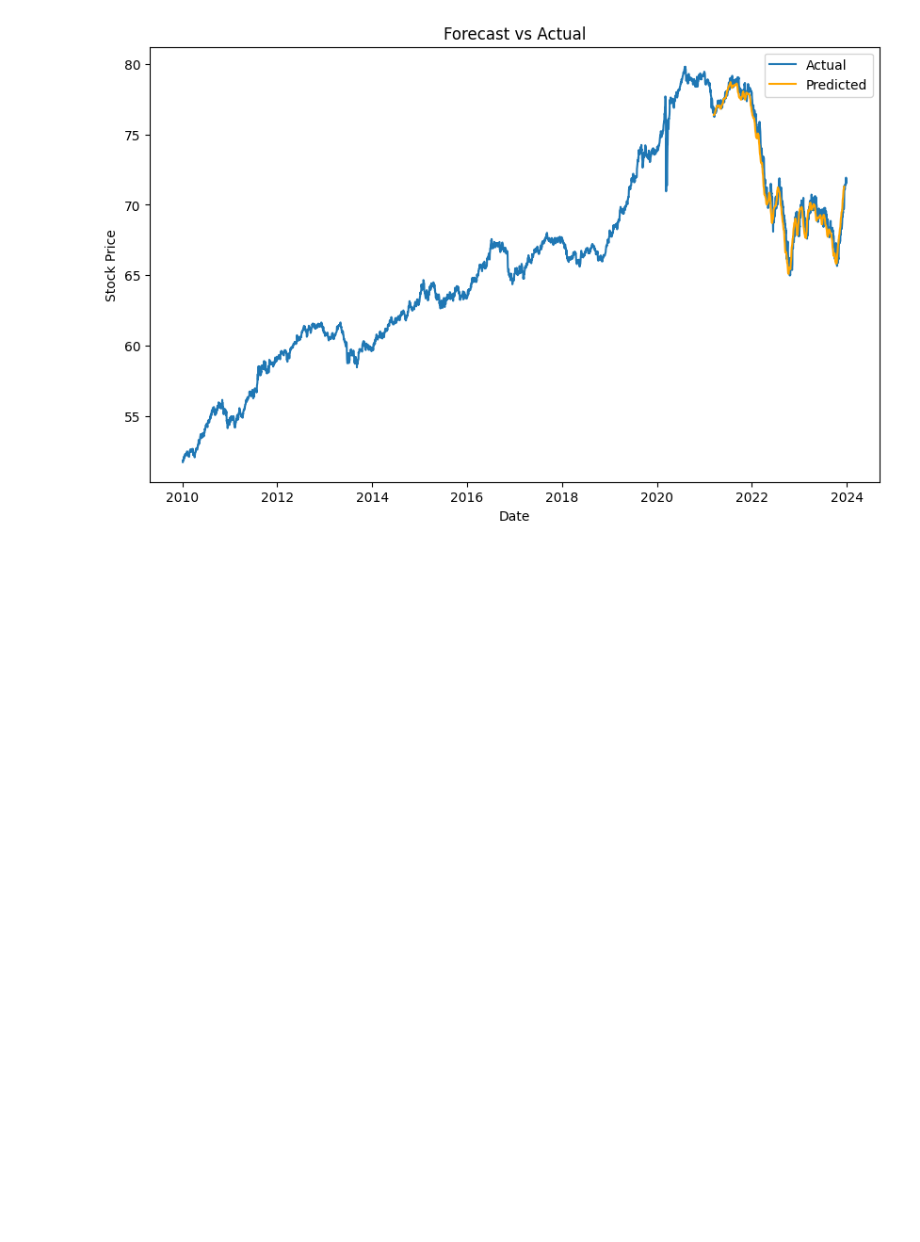
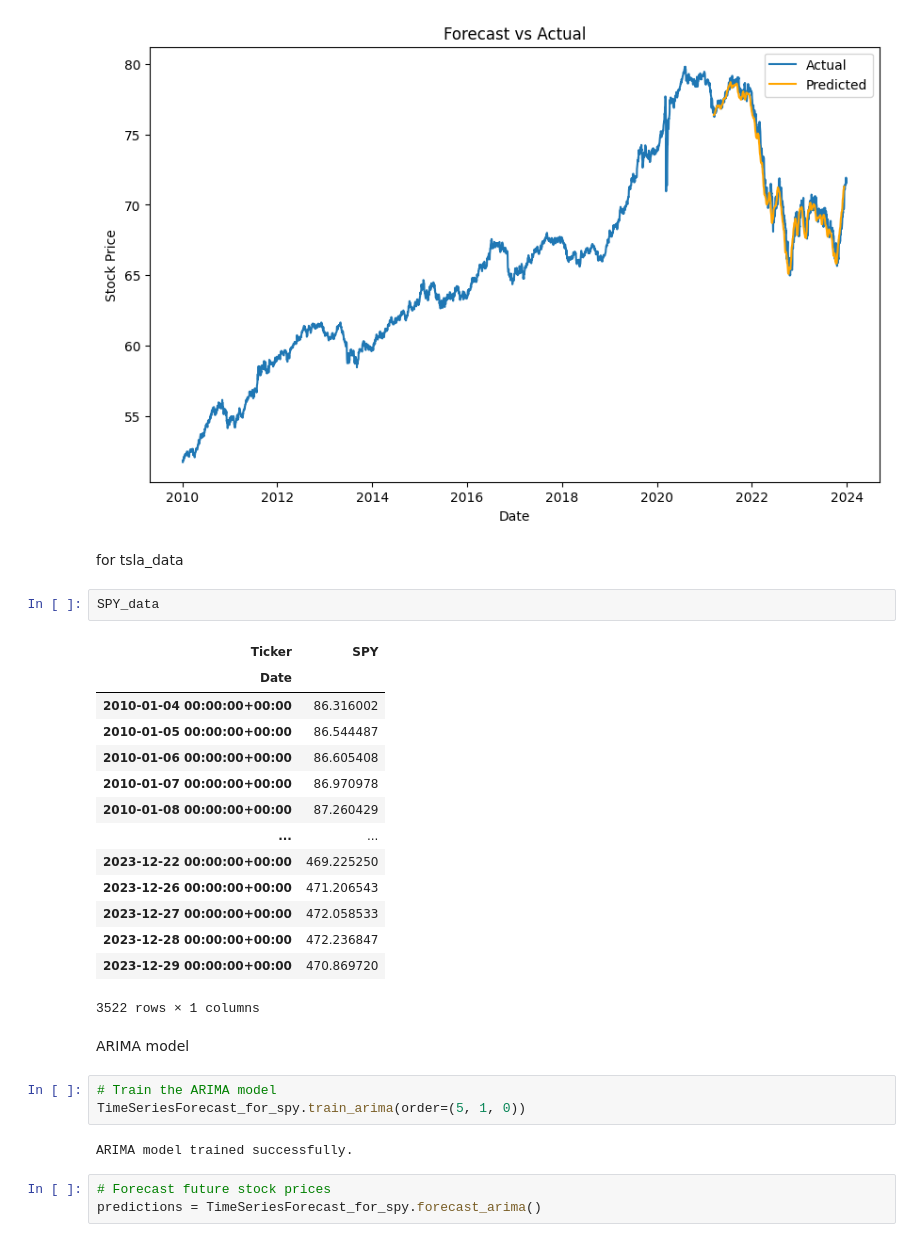
Before and after one commit to bef898/Time-Series-Forecasting, a Jupyter notebook: notebooks/TimeSeriesForecast.ipynb, the cells around one changed output. Saved outputs shown, nothing was run; the diff lists cells and outputs as text; blank space fills up the shorter version.

Commit message:
for spy date

```diff
--- a/notebooks/TimeSeriesForecast.ipynb
+++ b/notebooks/TimeSeriesForecast.ipynb
@@ -238,3 +238,32 @@ Mean Absolute Percentage Error (MAPE): 0.8746818822617047%
 TimeSeriesForecast_for_bnd.plot_forecast()
 # %% [output]
 [figure]
+# %% [markdown]
+for tsla_data
+# %%
+SPY_data
+# %% [output]
+| Ticker | SPY |
+| Date |  |
+| 2010-01-04 00:00:00+00:00 | 86.316002 |
+| 2010-01-05 00:00:00+00:00 | 86.544487 |
+| 2010-01-06 00:00:00+00:00 | 86.605408 |
+| 2010-01-07 00:00:00+00:00 | 86.970978 |
+| 2010-01-08 00:00:00+00:00 | 87.260429 |
+| ... | ... |
+| 2023-12-22 00:00:00+00:00 | 469.225250 |
+| 2023-12-26 00:00:00+00:00 | 471.206543 |
+| 2023-12-27 00:00:00+00:00 | 472.058533 |
+| 2023-12-28 00:00:00+00:00 | 472.236847 |
+| 2023-12-29 00:00:00+00:00 | 470.869720 |
+3522 rows × 1 columns
+# %% [markdown]
+ARIMA model
+# %%
+# Train the ARIMA model
+TimeSeriesForecast_for_spy.train_arima(order=(5, 1, 0))
+# %% [output]
+ARIMA model trained successfully.
+# %%
+# Forecast future stock prices
+predictions = TimeSeriesForecast_for_spy.forecast_arima()
```
Also changed, not shown: parts of 14 cells of this notebook.
